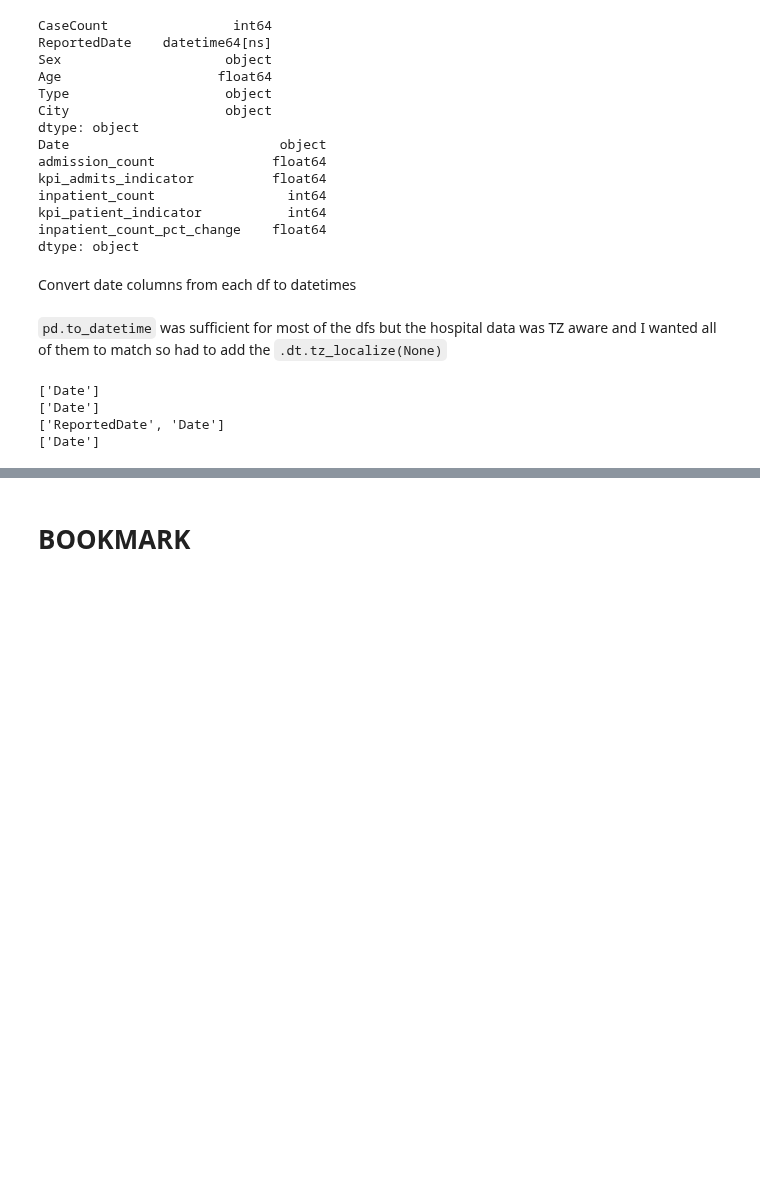
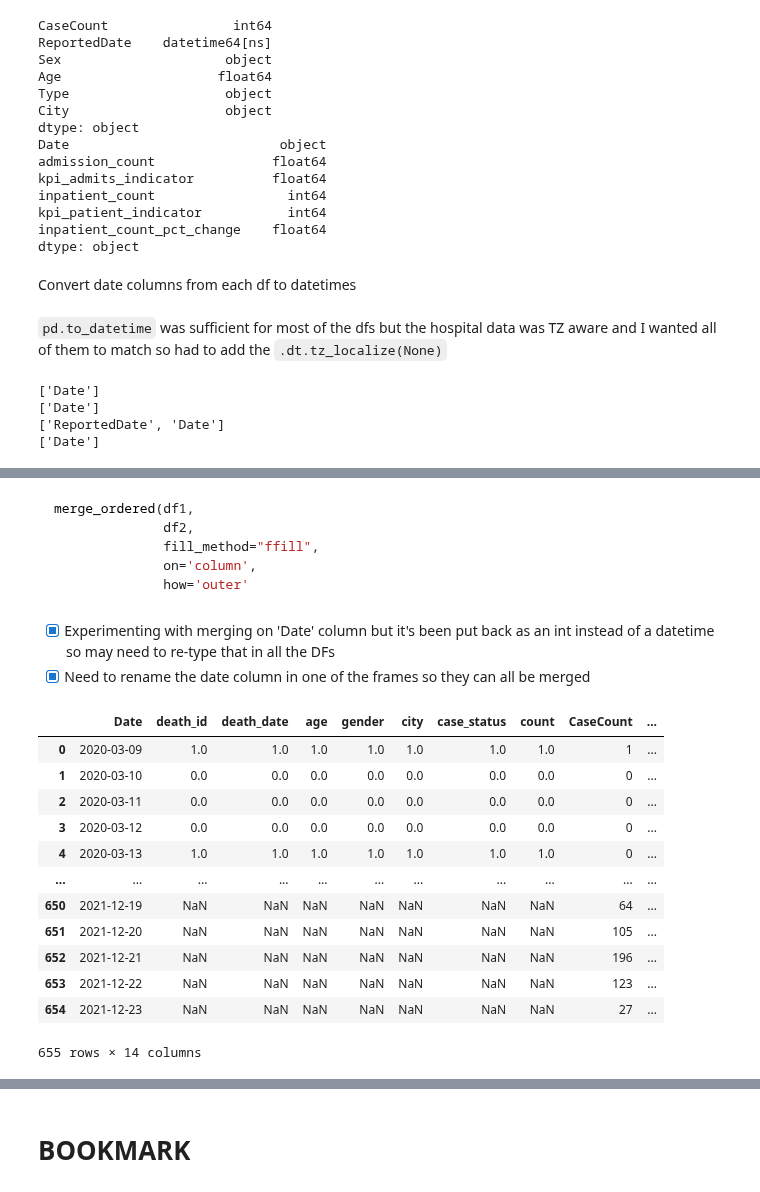
Before and after one commit to codyish/larimer_covid, a Jupyter notebook: larimercvaccine.ipynb, the cells around one changed output, grey strips where cells are left out. Cells and saved outputs as stored; diff of their text form; code cells hidden in the pictures; blank space fills up the shorter version.

Commit message:
Updates
Through merging DFs and visualization

````diff
--- a/larimercvaccine.ipynb
+++ b/larimercvaccine.ipynb
@@ -197,0 +208,8 @@ check_date_type()
+# %%
+# create daily cases from case log
+daily_cases = larimer_cases.groupby(['Date']).count().reset_index()
+
+display(daily_cases)
+display(daily_cases.dtypes)
+print(f"Total case check {daily_cases['CaseCount'].sum()}")
+display(daily_cases.describe())
@@ -197,0 +248,8 @@ check_date_type()
+# %%
+# create daily deaths from death log
+daily_deaths = larimer_deaths.groupby(['Date']).count().reset_index()
+
+display(daily_deaths)
+display(daily_deaths.dtypes)
+print(f"Total death check {daily_deaths['count'].sum()}")
+display(daily_deaths.describe())
@@ -197,0 +289,8 @@ check_date_type()
+# %%
+daily_cases.set_index('Date', inplace=True)
+
+daily_deaths.set_index('Date', inplace=True)
+
+larimer_vac.set_index('Date', inplace=True)
+
+larimer_hosp.set_index('Date', inplace=True)
@@ -197,0 +355,5 @@ check_date_type()
+# %%
+daily_cases_filled = daily_cases.asfreq('D',fill_value=0)
+daily_deaths_filled = daily_deaths.asfreq('D',fill_value=0)
+larimer_vac_filled = larimer_vac.asfreq('D',fill_value=0)
+larimer_hosp_filled = larimer_hosp.asfreq('D',fill_value=0)
@@ -197,0 +462,11 @@ check_date_type()
+# %% [markdown]
+```python
+merge_ordered(df1,
+              df2,
+              fill_method="ffill",
+              on='column',
+              how='outer'
+```
+# %% [markdown]
+- [x] Experimenting with merging on 'Date' column but it's been put back as an int instead of a datetime so may need to re-type that in all the DFs
+- [x] Need to rename the date column in one of the frames so they can all be merged
@@ -197,0 +478,23 @@ check_date_type()
+# %%
+death_case = pd.merge_ordered(
+    daily_deaths_filled,
+    daily_cases_filled,
+    fill_method=None,
+    on='Date',
+    how='outer')
+
+death_case
+# %% [output]
+|  | Date | death_id | death_date | age | gender | city | case_status | count | CaseCount | ... |
+| 0 | 2020-03-09 | 1.0 | 1.0 | 1.0 | 1.0 | 1.0 | 1.0 | 1.0 | 1 | ... |
+| 1 | 2020-03-10 | 0.0 | 0.0 | 0.0 | 0.0 | 0.0 | 0.0 | 0.0 | 0 | ... |
+| 2 | 2020-03-11 | 0.0 | 0.0 | 0.0 | 0.0 | 0.0 | 0.0 | 0.0 | 0 | ... |
+| 3 | 2020-03-12 | 0.0 | 0.0 | 0.0 | 0.0 | 0.0 | 0.0 | 0.0 | 0 | ... |
+| 4 | 2020-03-13 | 1.0 | 1.0 | 1.0 | 1.0 | 1.0 | 1.0 | 1.0 | 0 | ... |
+| ... | ... | ... | ... | ... | ... | ... | ... | ... | ... | ... |
+| 650 | 2021-12-19 | NaN | NaN | NaN | NaN | NaN | NaN | NaN | 64 | ... |
+| 651 | 2021-12-20 | NaN | NaN | NaN | NaN | NaN | NaN | NaN | 105 | ... |
+| 652 | 2021-12-21 | NaN | NaN | NaN | NaN | NaN | NaN | NaN | 196 | ... |
+| 653 | 2021-12-22 | NaN | NaN | NaN | NaN | NaN | NaN | NaN | 123 | ... |
+| 654 | 2021-12-23 | NaN | NaN | NaN | NaN | NaN | NaN | NaN | 27 | ... |
+655 rows × 14 columns
````
Also changed, not shown: parts of 56 cells of this notebook, 4 other files.
